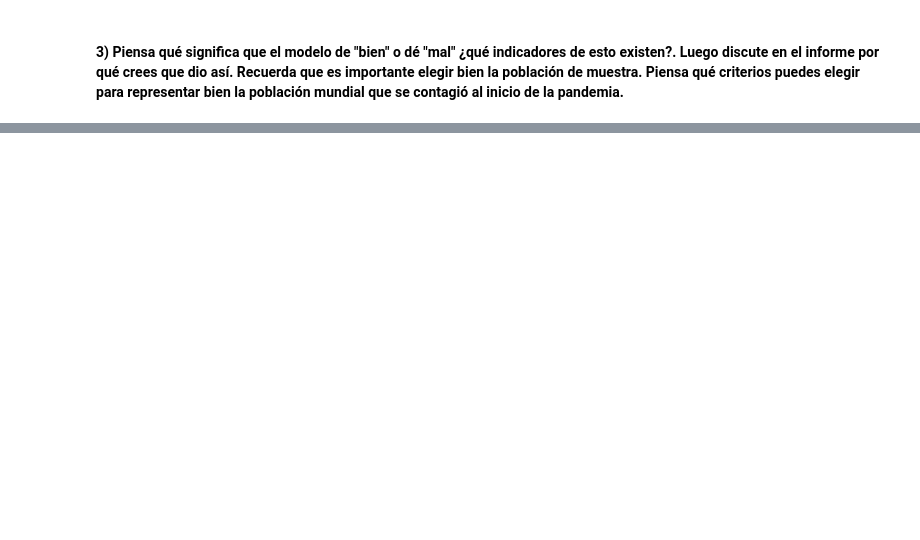
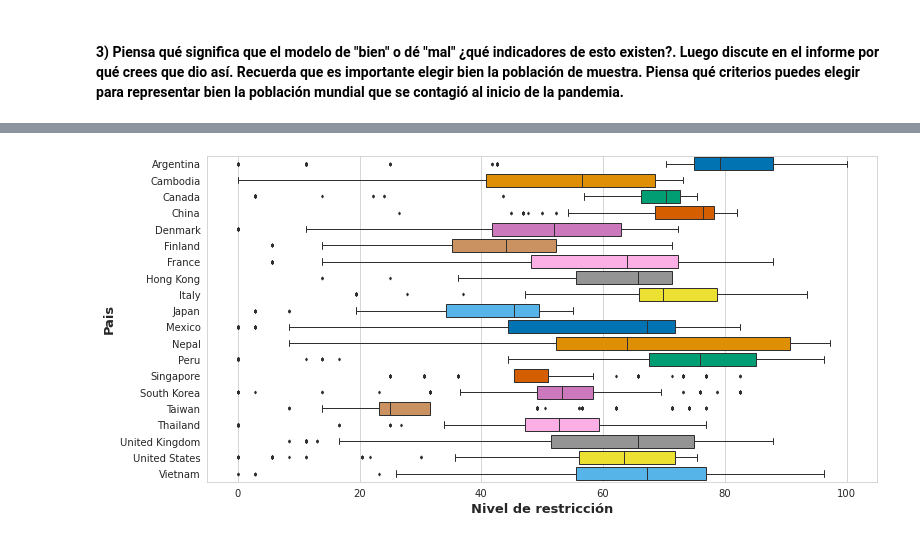
Before and after one commit to gonzalogperez/informe_pandemico, a Jupyter notebook: GonzaloGPerezProyecto_4.ipynb, the cells around one changed output, grey strips where cells are left out. Saved outputs shown, nothing was run; the diff lists cells and outputs as text; code cells hidden in the pictures; blank space fills up the shorter version.

```diff
--- a/GonzaloGPerezProyecto_4.ipynb
+++ b/GonzaloGPerezProyecto_4.ipynb
@@ -969,0 +988,2 @@ Root Mean Squared Error: 1494292
+# %%
+df = datos_orig.copy()
@@ -969,0 +1054,20 @@ Root Mean Squared Error: 1494292
+# %%
+df_top = df.loc[df['location'].isin(list_top_pais)]
+# %%
+# Creación de box-plot.
+nb_games = 20
+fig_h = 1 + 0.25 * max(1, nb_games)
+fig, ax = plt.subplots(figsize=(12, fig_h))
+sns.set_style("whitegrid")
+ax = sns.boxplot(x='stringency_index', y='location', data=df_top,
+                 #order=df_top['location'].to_list(),
+                 palette="colorblind",
+                 saturation=1,
+                 linewidth=1,
+                 fliersize=2)
+#plt.title('Box Plot: Top {} Juegos [horas]'.format(nb_games),fontsize=15, fontweight='heavy')
+plt.xlabel('Nivel de restricción', fontsize=13, fontweight='demi')
+plt.ylabel('Pais', fontsize=13, fontweight='demi')
+plt.show()
+# %% [output]
+[figure, added]
```
Also changed, not shown: parts of 33 cells of this notebook.
